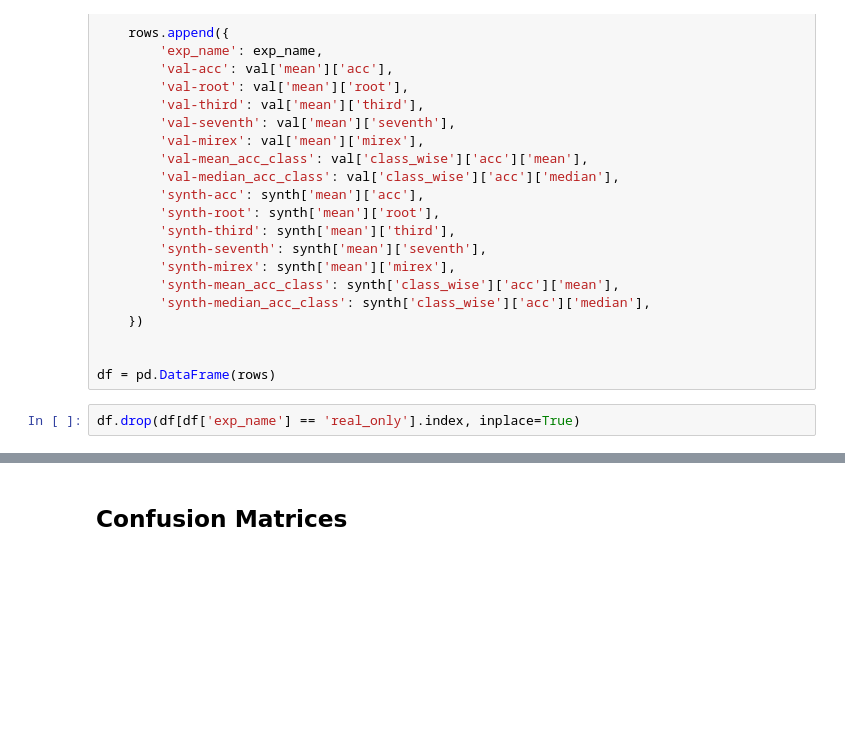
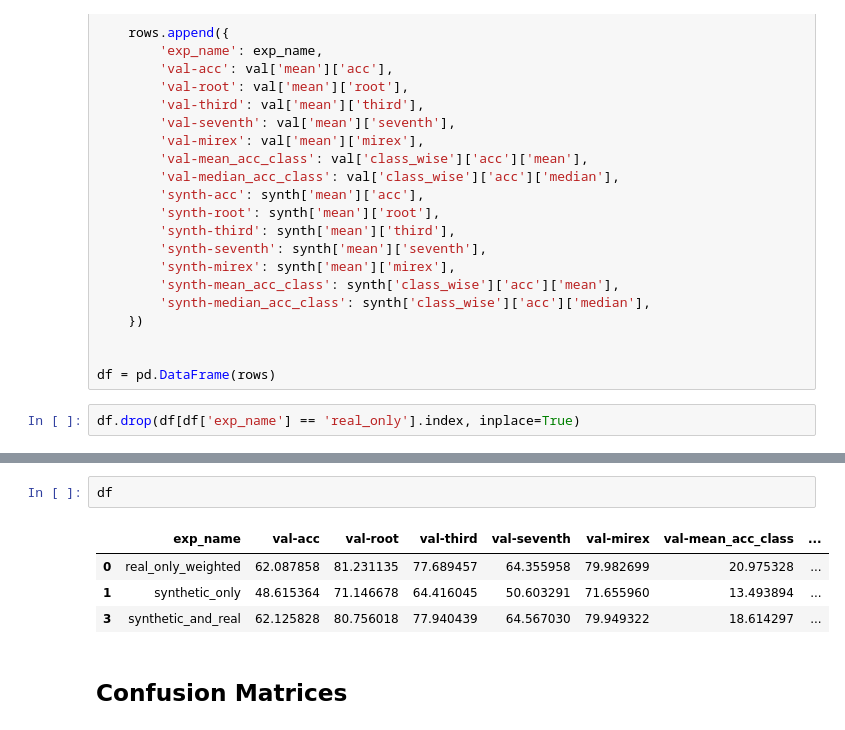
Before and after one commit to PierreRL/AutomaticChordRecognition, a Jupyter notebook: notebooks/experiments/11. Synthetic Data.ipynb, the cells around one changed output, grey strips where cells are left out. Cells and saved outputs as stored; diff of their text form; blank space fills up the shorter version.

```diff
--- a/notebooks/experiments/11. Synthetic Data.ipynb
+++ b/notebooks/experiments/11. Synthetic Data.ipynb
@@ -63,3 +63,10 @@ df[['exp_name', 'val-acc', 'synth-acc']]
+# %%
+df
+# %% [output]
+|  | exp_name | val-acc | val-root | val-third | val-seventh | val-mirex | val-mean_acc_class | ... |
+| 0 | real_only_weighted | 62.087858 | 81.231135 | 77.689457 | 64.355958 | 79.982699 | 20.975328 | ... |
+| 1 | synthetic_only | 48.615364 | 71.146678 | 64.416045 | 50.603291 | 71.655960 | 13.493894 | ... |
+| 3 | synthetic_and_real | 62.125828 | 80.756018 | 77.940439 | 64.567030 | 79.949322 | 18.614297 | ... |
 # %% [markdown]
 ## Confusion Matrices
 # %%
```
Also changed, not shown: parts of 1 cell of this notebook, 2 other files.
